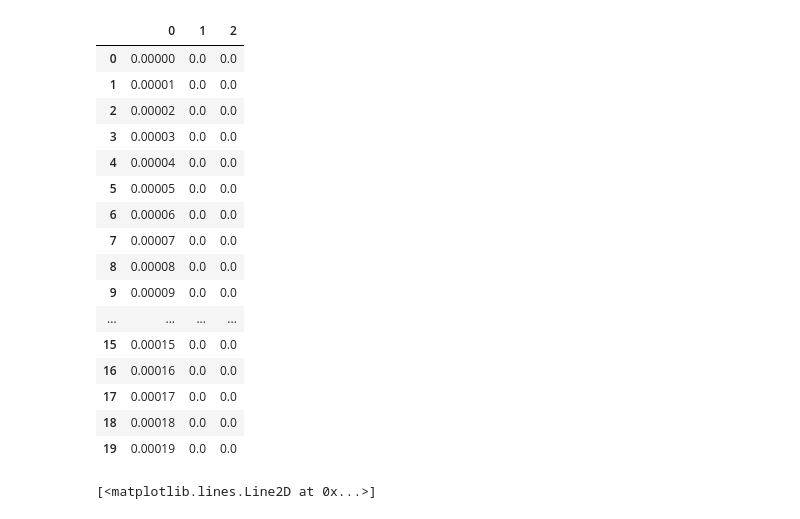
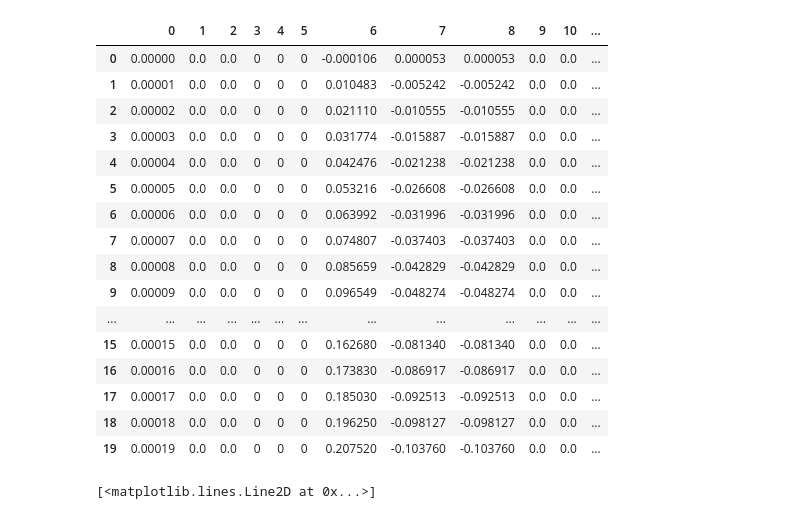
Before and after one commit to iancamleite/qfe, a Jupyter notebook: Gráficos_Acendimentos.ipynb, the cells around one changed output. Drawn from its saved outputs; the diff is of its cells as text; code cells hidden in the pictures.

```diff
--- a/Gráficos_Acendimentos.ipynb
+++ b/Gráficos_Acendimentos.ipynb
@@ -7,26 +7,26 @@ import seaborn as sns
 # %%
 sns.set_style('darkgrid')
 # %%
-df = pd.read_csv('data.csv',header=None)
+df = pd.read_csv('https://raw.githubusercontent.com/iancamleite/qfe/master/data/data.csv',header=None)
 df.head(20)
 # %% [output]
-|  | 0 | 1 | 2 |
-| 0 | 0.00000 | 0.0 | 0.0 |
-| 1 | 0.00001 | 0.0 | 0.0 |
-| 2 | 0.00002 | 0.0 | 0.0 |
-| 3 | 0.00003 | 0.0 | 0.0 |
-| 4 | 0.00004 | 0.0 | 0.0 |
-| 5 | 0.00005 | 0.0 | 0.0 |
-| 6 | 0.00006 | 0.0 | 0.0 |
-| 7 | 0.00007 | 0.0 | 0.0 |
-| 8 | 0.00008 | 0.0 | 0.0 |
-| 9 | 0.00009 | 0.0 | 0.0 |
-| ... | ... | ... | ... |
-| 15 | 0.00015 | 0.0 | 0.0 |
-| 16 | 0.00016 | 0.0 | 0.0 |
-| 17 | 0.00017 | 0.0 | 0.0 |
-| 18 | 0.00018 | 0.0 | 0.0 |
-| 19 | 0.00019 | 0.0 | 0.0 |
+|  | 0 | 1 | 2 | 3 | 4 | 5 | 6 | 7 | 8 | 9 | 10 | ... |
+| 0 | 0.00000 | 0.0 | 0.0 | 0 | 0 | 0 | -0.000106 | 0.000053 | 0.000053 | 0.0 | 0.0 | ... |
+| 1 | 0.00001 | 0.0 | 0.0 | 0 | 0 | 0 | 0.010483 | -0.005242 | -0.005242 | 0.0 | 0.0 | ... |
+| 2 | 0.00002 | 0.0 | 0.0 | 0 | 0 | 0 | 0.021110 | -0.010555 | -0.010555 | 0.0 | 0.0 | ... |
+| 3 | 0.00003 | 0.0 | 0.0 | 0 | 0 | 0 | 0.031774 | -0.015887 | -0.015887 | 0.0 | 0.0 | ... |
+| 4 | 0.00004 | 0.0 | 0.0 | 0 | 0 | 0 | 0.042476 | -0.021238 | -0.021238 | 0.0 | 0.0 | ... |
+| 5 | 0.00005 | 0.0 | 0.0 | 0 | 0 | 0 | 0.053216 | -0.026608 | -0.026608 | 0.0 | 0.0 | ... |
+| 6 | 0.00006 | 0.0 | 0.0 | 0 | 0 | 0 | 0.063992 | -0.031996 | -0.031996 | 0.0 | 0.0 | ... |
+| 7 | 0.00007 | 0.0 | 0.0 | 0 | 0 | 0 | 0.074807 | -0.037403 | -0.037403 | 0.0 | 0.0 | ... |
+| 8 | 0.00008 | 0.0 | 0.0 | 0 | 0 | 0 | 0.085659 | -0.042829 | -0.042829 | 0.0 | 0.0 | ... |
+| 9 | 0.00009 | 0.0 | 0.0 | 0 | 0 | 0 | 0.096549 | -0.048274 | -0.048274 | 0.0 | 0.0 | ... |
+| ... | ... | ... | ... | ... | ... | ... | ... | ... | ... | ... | ... | ... |
+| 15 | 0.00015 | 0.0 | 0.0 | 0 | 0 | 0 | 0.162680 | -0.081340 | -0.081340 | 0.0 | 0.0 | ... |
+| 16 | 0.00016 | 0.0 | 0.0 | 0 | 0 | 0 | 0.173830 | -0.086917 | -0.086917 | 0.0 | 0.0 | ... |
+| 17 | 0.00017 | 0.0 | 0.0 | 0 | 0 | 0 | 0.185030 | -0.092513 | -0.092513 | 0.0 | 0.0 | ... |
+| 18 | 0.00018 | 0.0 | 0.0 | 0 | 0 | 0 | 0.196250 | -0.098127 | -0.098127 | 0.0 | 0.0 | ... |
+| 19 | 0.00019 | 0.0 | 0.0 | 0 | 0 | 0 | 0.207520 | -0.103760 | -0.103760 | 0.0 | 0.0 | ... |
 # %%
 plt.plot(df[0],df[1])
 plt.plot(df[0],df[2])
```
Also changed, not shown: parts of 1 cell of this notebook.
